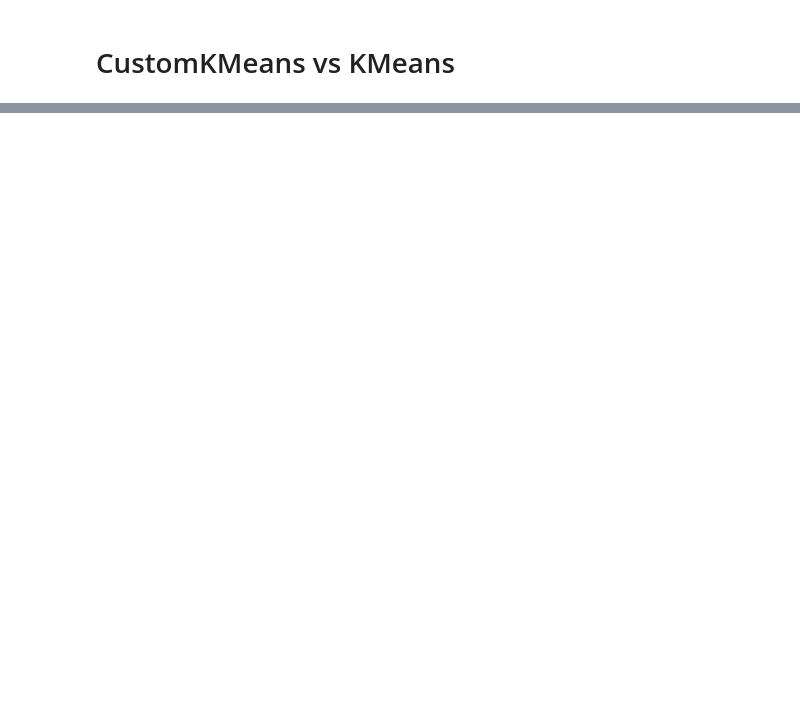
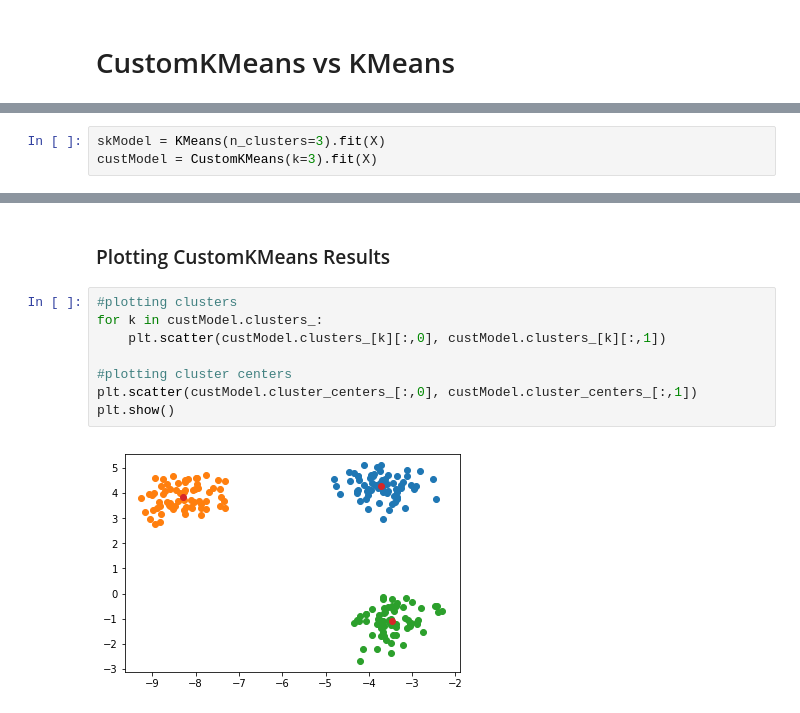
Before and after one commit to sahilsehwag/machine-learning-algorithms, a Jupyter notebook: kmeans.ipynb, the cells around one changed output, grey strips where cells are left out. Cells and saved outputs as stored; diff of their text form; blank space fills up the shorter version.

```diff
--- a/kmeans.ipynb
+++ b/kmeans.ipynb
@@ -114 +131,4 @@ class CustomKMeans(BaseEstimator, ClusterMixin):
+# %%
+skModel = KMeans(n_clusters=3).fit(X)
+custModel = CustomKMeans(k=3).fit(X)
 # %%
@@ -140,0 +146,12 @@ print(custModel.cluster_centers_)
+# %% [markdown]
+### Plotting CustomKMeans Results
+# %%
+#plotting clusters
+for k in custModel.clusters_:
+    plt.scatter(custModel.clusters_[k][:,0], custModel.clusters_[k][:,1])
+
+#plotting cluster centers
+plt.scatter(custModel.cluster_centers_[:,0], custModel.cluster_centers_[:,1])
+plt.show()
+# %% [output]
+[figure, added]
```
Also changed, not shown: parts of 6 cells of this notebook.
